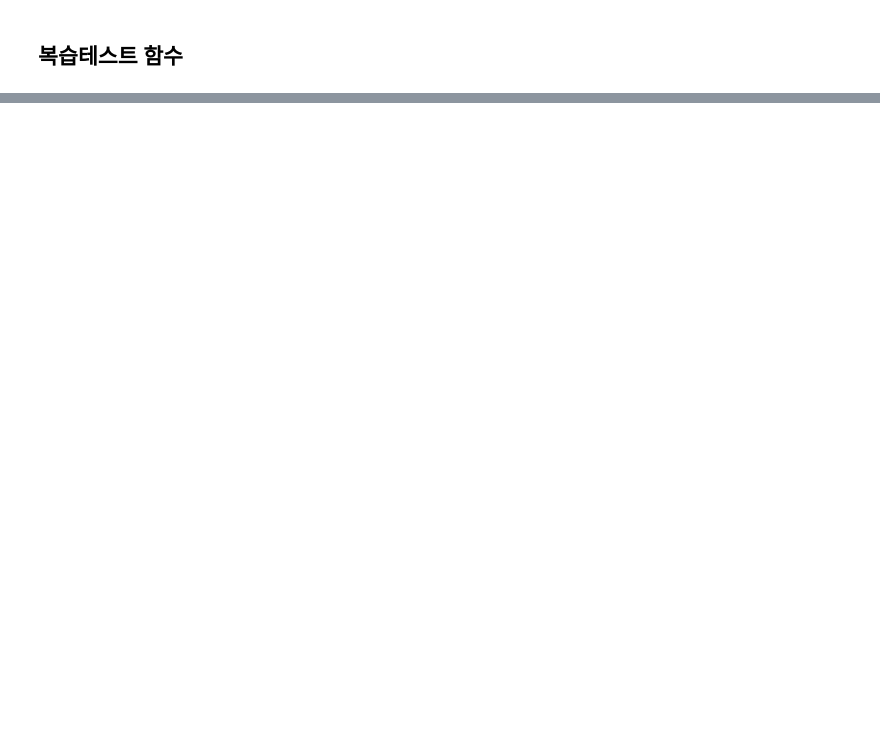
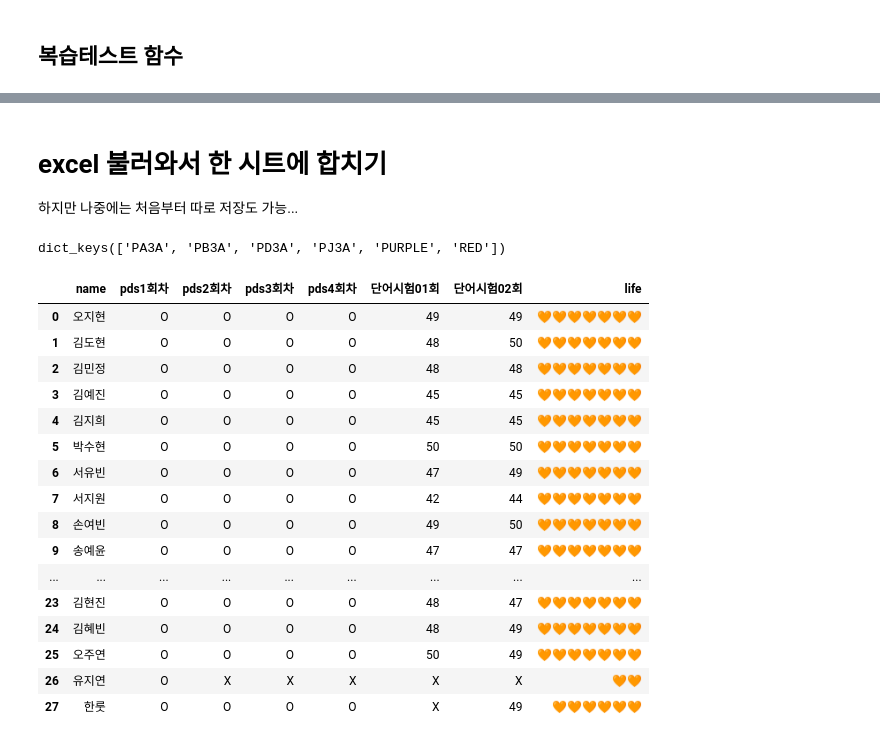
Before and after one commit to hmii/students_homework_checker, a Jupyter notebook: all_band.ipynb, the cells around one changed output, grey strips where cells are left out. Saved outputs shown, nothing was run; the diff lists cells and outputs as text; code cells hidden in the pictures; blank space fills up the shorter version.

```diff
--- a/all_band.ipynb
+++ b/all_band.ipynb
@@ -158,0 +248,3 @@ re_test(tag)
+# %% [markdown]
+# excel  불러와서 한 시트에 합치기
+하지만 나중에는 처음부터 따로 저장도 가능...
@@ -158,0 +255,4 @@ re_test(tag)
+# %%
+week_1.keys()
+# %% [output]
+dict_keys(['PA3A', 'PB3A', 'PD3A', 'PJ3A', 'PURPLE', 'RED'])
@@ -158,0 +263,22 @@ re_test(tag)
+# %%
+df = pd.read_excel('1주차_comment.xlsx', sheet_name = 'RED')
+# %%
+df
+# %% [output]
+|  | name | pds1회차 | pds2회차 | pds3회차 | pds4회차 | 단어시험01회 | 단어시험02회 | life |
+| 0 | 오지현 | O | O | O | O | 49 | 49 | 🧡🧡🧡🧡🧡🧡🧡 |
+| 1 | 김도현 | O | O | O | O | 48 | 50 | 🧡🧡🧡🧡🧡🧡🧡 |
+| 2 | 김민정 | O | O | O | O | 48 | 48 | 🧡🧡🧡🧡🧡🧡🧡 |
+| 3 | 김예진 | O | O | O | O | 45 | 45 | 🧡🧡🧡🧡🧡🧡🧡 |
+| 4 | 김지희 | O | O | O | O | 45 | 45 | 🧡🧡🧡🧡🧡🧡🧡 |
+| 5 | 박수현 | O | O | O | O | 50 | 50 | 🧡🧡🧡🧡🧡🧡🧡 |
+| 6 | 서유빈 | O | O | O | O | 47 | 49 | 🧡🧡🧡🧡🧡🧡🧡 |
+| 7 | 서지원 | O | O | O | O | 42 | 44 | 🧡🧡🧡🧡🧡🧡🧡 |
+| 8 | 손여빈 | O | O | O | O | 49 | 50 | 🧡🧡🧡🧡🧡🧡🧡 |
+| 9 | 송예윤 | O | O | O | O | 47 | 47 | 🧡🧡🧡🧡🧡🧡🧡 |
+| ... | ... | ... | ... | ... | ... | ... | ... | ... |
+| 23 | 김현진 | O | O | O | O | 48 | 47 | 🧡🧡🧡🧡🧡🧡🧡 |
+| 24 | 김혜빈 | O | O | O | O | 48 | 49 | 🧡🧡🧡🧡🧡🧡🧡 |
+| 25 | 오주연 | O | O | O | O | 50 | 49 | 🧡🧡🧡🧡🧡🧡🧡 |
+| 26 | 유지연 | O | X | X | X | X | X | 🧡🧡 |
+| 27 | 한룻 | O | O | O | O | X | 49 | 🧡🧡🧡🧡🧡🧡 |
```
Also changed, not shown: parts of 16 cells of this notebook.
